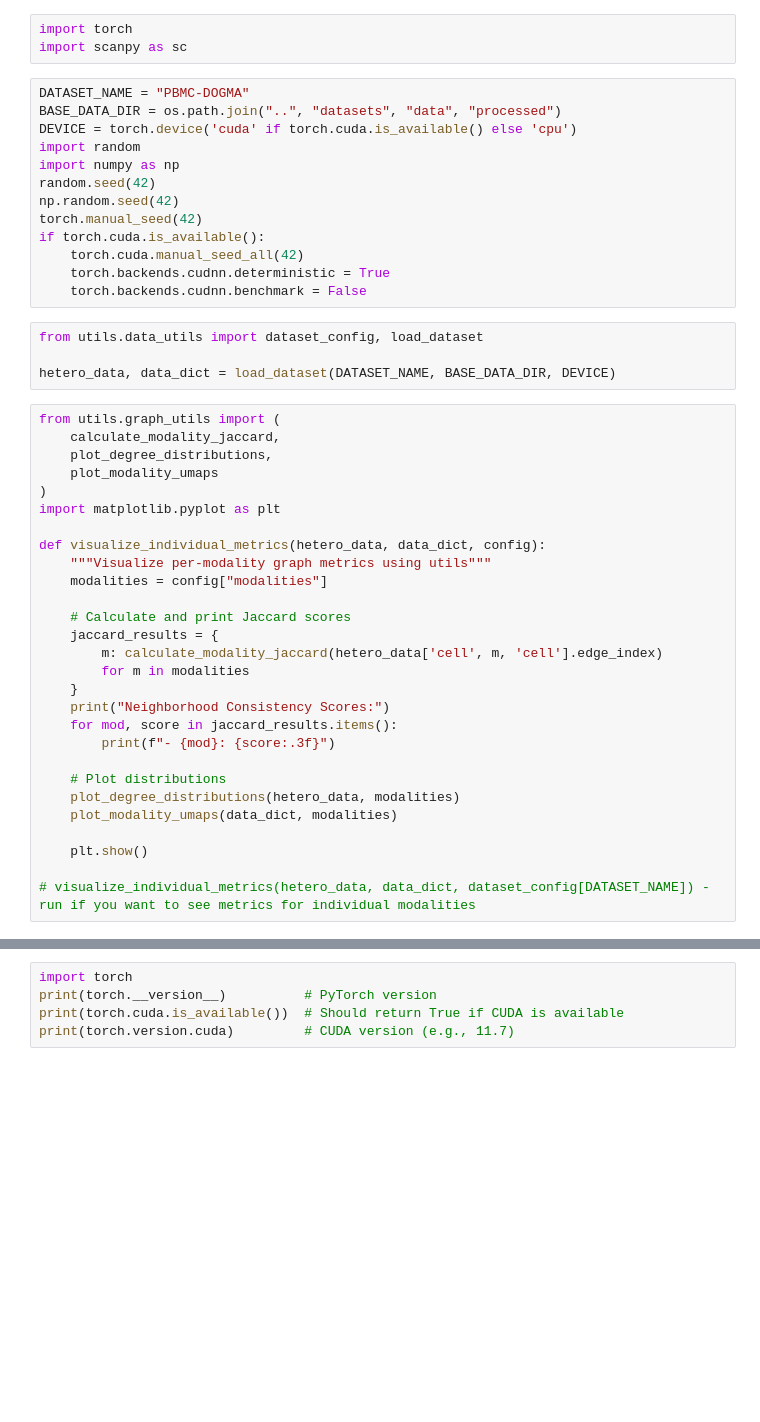
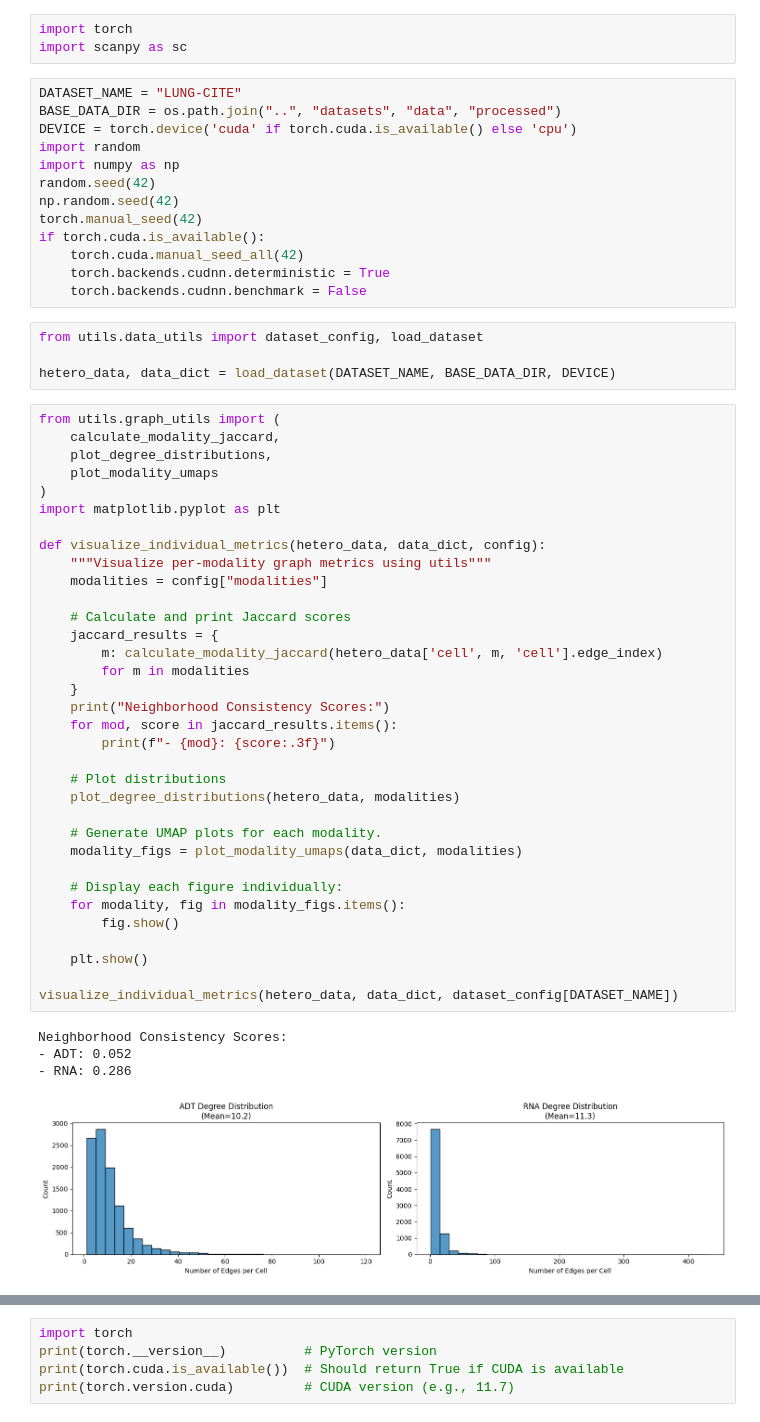
Before and after one commit to ZW471/MultiOmicsIntegration, a Jupyter notebook: evaluation/our_model_eval.ipynb, the cells around one changed output, grey strips where cells are left out. Cells and saved outputs as stored; diff of their text form; blank space fills up the shorter version.

Commit message:
add some plots for data

```diff
--- a/evaluation/our_model_eval.ipynb
+++ b/evaluation/our_model_eval.ipynb
@@ -8,7 +8,7 @@ sys.path.append(os.path.abspath(".."))
 import torch
 import scanpy as sc
 # %%
-DATASET_NAME = "PBMC-DOGMA"
+DATASET_NAME = "LUNG-CITE"
 BASE_DATA_DIR = os.path.join("..", "datasets", "data", "processed")
 DEVICE = torch.device('cuda' if torch.cuda.is_available() else 'cpu')
 import random
@@ -27,28 +27,39 @@ hetero_data, data_dict = load_dataset(DATASET_NAME, BASE_DATA_DIR, DEVICE)
 # %%
 from utils.graph_utils import (
     calculate_modality_jaccard,
     plot_degree_distributions,
     plot_modality_umaps
 )
 import matplotlib.pyplot as plt
 
 def visualize_individual_metrics(hetero_data, data_dict, config):
     """Visualize per-modality graph metrics using utils"""
     modalities = config["modalities"]
 
     # Calculate and print Jaccard scores
     jaccard_results = {
         m: calculate_modality_jaccard(hetero_data['cell', m, 'cell'].edge_index)
         for m in modalities
     }
     print("Neighborhood Consistency Scores:")
     for mod, score in jaccard_results.items():
         print(f"- {mod}: {score:.3f}")
 
     # Plot distributions
     plot_degree_distributions(hetero_data, modalities)
-    plot_modality_umaps(data_dict, modalities)
+
+    # Generate UMAP plots for each modality.
+    modality_figs = plot_modality_umaps(data_dict, modalities)
+
+    # Display each figure individually:
+    for modality, fig in modality_figs.items():
+        fig.show()
 
     plt.show()
 
-# visualize_individual_metrics(hetero_data, data_dict, dataset_config[DATASET_NAME]) - run if you want to see metrics for individual modalities
+visualize_individual_metrics(hetero_data, data_dict, dataset_config[DATASET_NAME])
+# %% [output]
+Neighborhood Consistency Scores:
+- ADT: 0.052
+- RNA: 0.286
+[figure, added]
```
Also changed, not shown: parts of 16 cells of this notebook, 1 other file.
